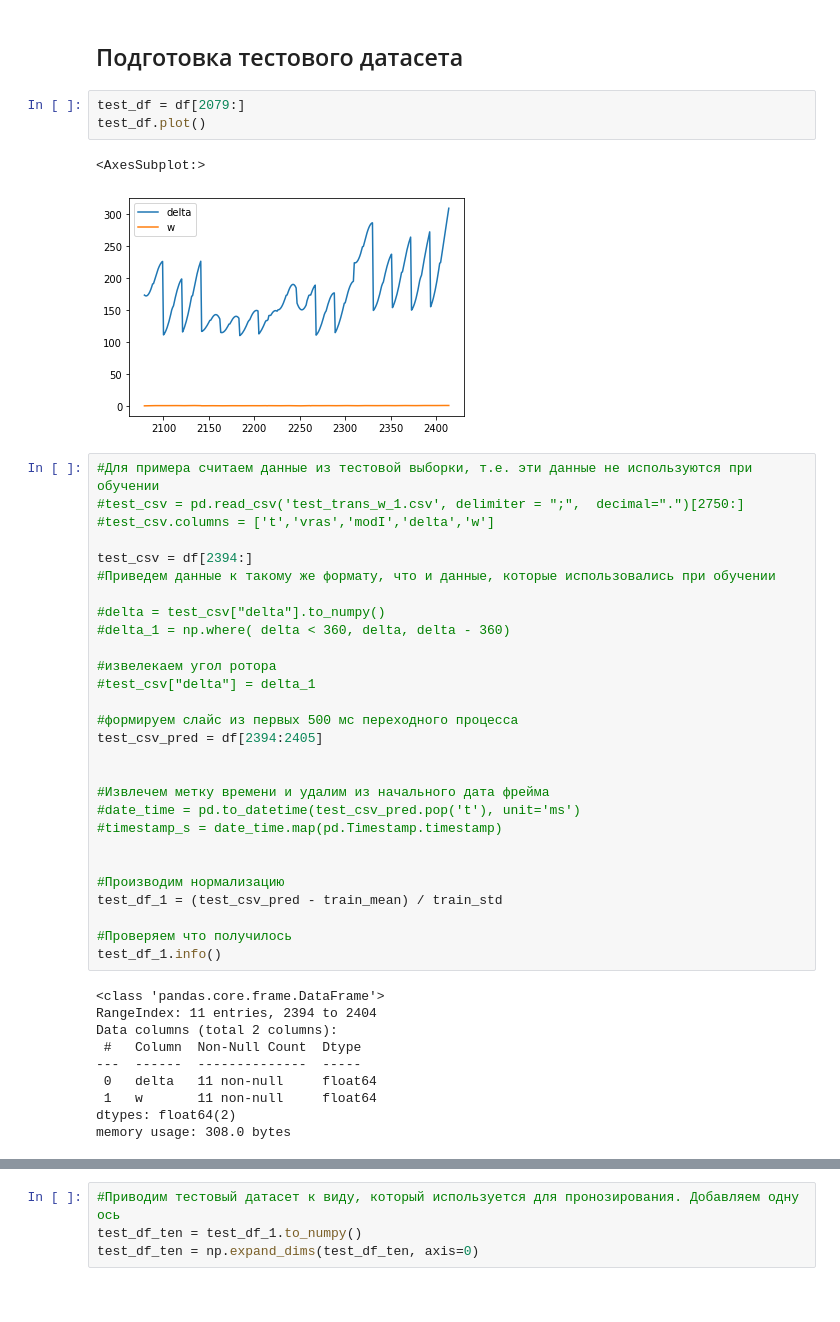
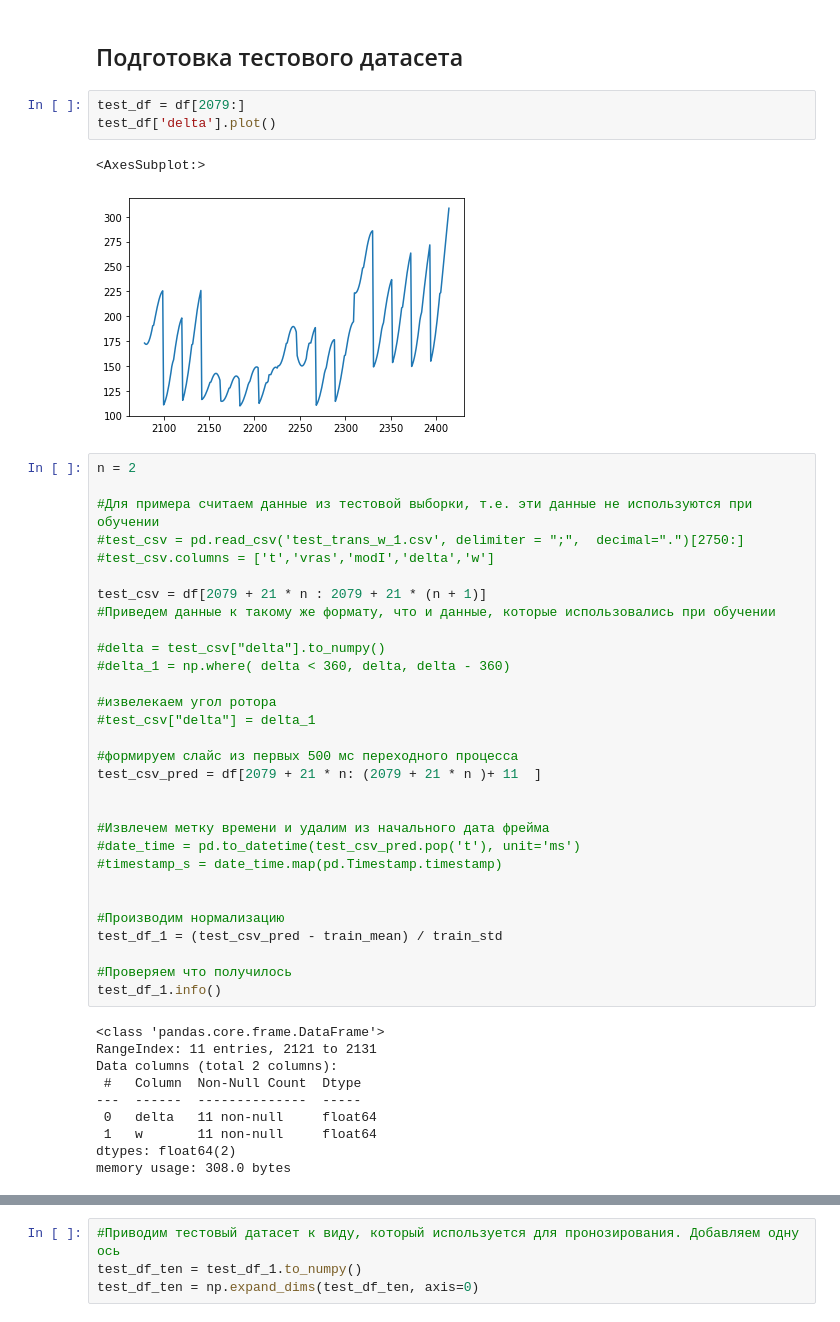
Before and after one commit to TamoshkinIvan/BKR, a Jupyter notebook: data_proc_before_kz.ipynb, the cells around one changed output, grey strips where cells are left out. Saved outputs shown, nothing was run; the diff lists cells and outputs as text.

```diff
--- a/data_proc_before_kz.ipynb
+++ b/data_proc_before_kz.ipynb
@@ -801,16 +801,18 @@ AR LSTM : 0.2689
 ## Подготовка тестового датасета
 # %%
 test_df = df[2079:]
-test_df.plot()
+test_df['delta'].plot()
 # %% [output]
 <AxesSubplot:>
-[figure, old version]
+[figure, new version]
 # %%
+n = 2
+
 #Для примера считаем данные из тестовой выборки, т.е. эти данные не используются при обучении
 #test_csv = pd.read_csv('test_trans_w_1.csv', delimiter = ";",  decimal=".")[2750:]
 #test_csv.columns = ['t','vras','modI','delta','w']
 
-test_csv = df[2394:]
+test_csv = df[2079 + 21 * n : 2079 + 21 * (n + 1)]
 #Приведем данные к такому же формату, что и данные, которые использовались при обучении
 
 #delta = test_csv["delta"].to_numpy()
@@ -820,7 +822,7 @@ test_csv = df[2394:]
 #test_csv["delta"] = delta_1
 
 #формируем слайс из первых 500 мс переходного процесса
-test_csv_pred = df[2394:2405]
+test_csv_pred = df[2079 + 21 * n: (2079 + 21 * n )+ 11  ]
 
 
 #Извлечем метку времени и удалим из начального дата фрейма
@@ -835,7 +837,7 @@ test_df_1 = (test_csv_pred - train_mean) / train_std
 test_df_1.info()
 # %% [output]
 <class 'pandas.core.frame.DataFrame'>
-RangeIndex: 11 entries, 2394 to 2404
+RangeIndex: 11 entries, 2121 to 2131
 Data columns (total 2 columns):
  #   Column  Non-Null Count  Dtype
 ---  ------  --------------  -----
```
Also changed, not shown: parts of 3 cells of this notebook.
